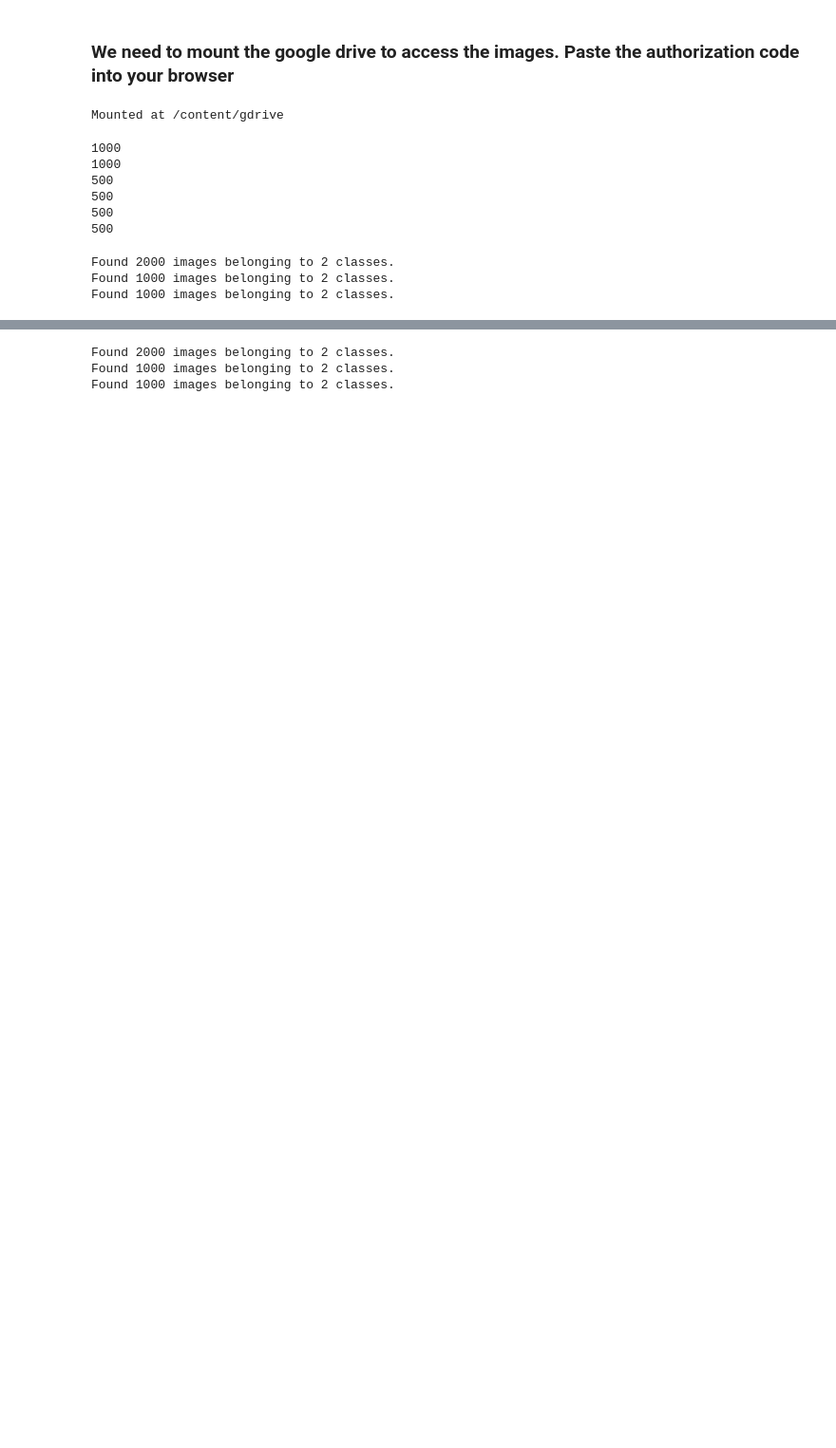
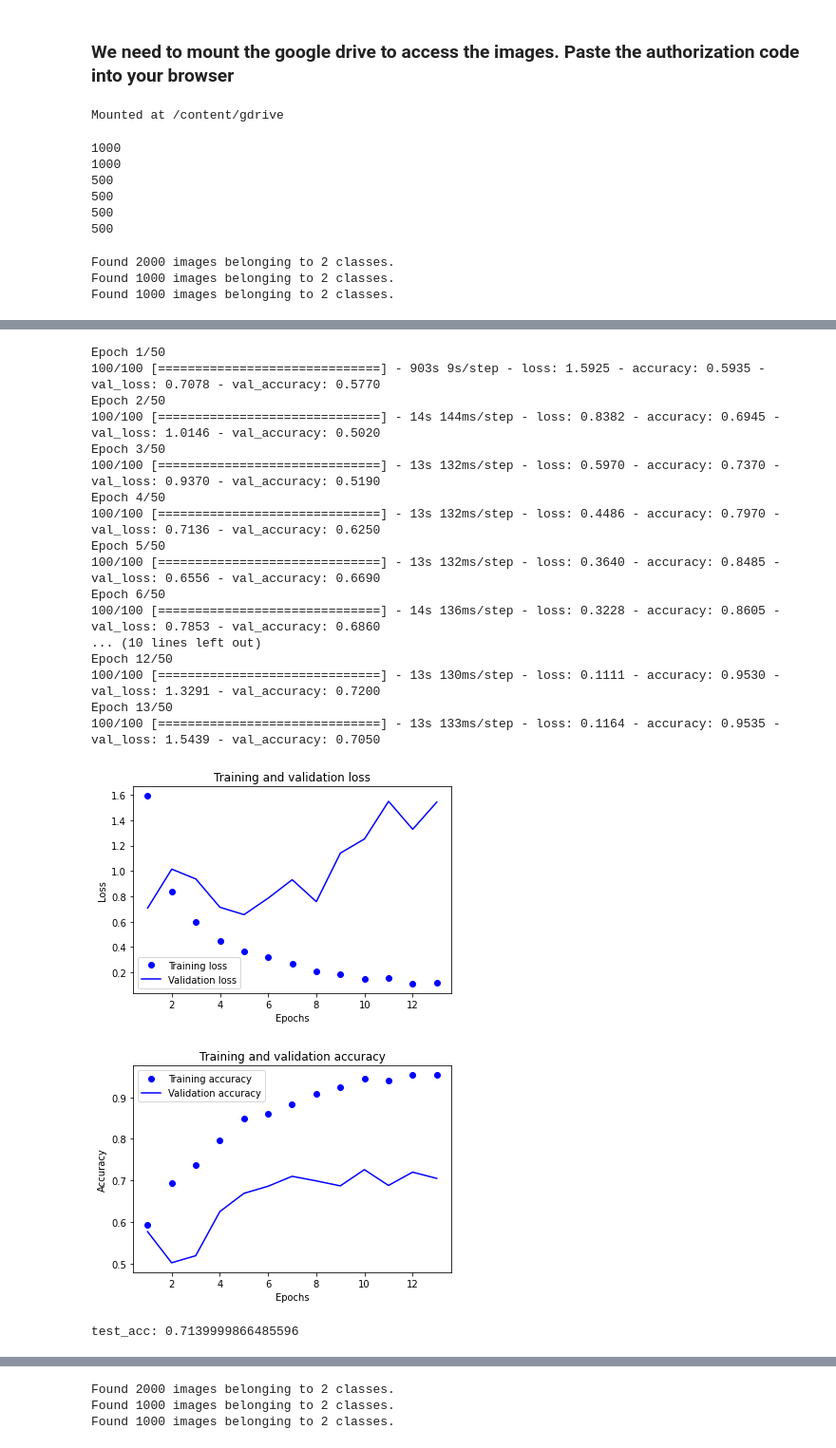
Before and after one commit to juszzz/MSDS-686, a Jupyter notebook: MSDS 686/Week_6/Cats_and_Dogs_Assignment_and_Walkthrough.ipynb, the cells around one changed output, grey strips where cells are left out. Shown at 95% size. Saved outputs shown, nothing was run; the diff lists cells and outputs as text; code cells hidden in the pictures; blank space fills up the shorter version.

```diff
--- a/MSDS 686/Week_6/Cats_and_Dogs_Assignment_and_Walkthrough.ipynb
+++ b/MSDS 686/Week_6/Cats_and_Dogs_Assignment_and_Walkthrough.ipynb
@@ -183 +149,43 @@ test_acc: 0.7139999997615815
+# %%
+model = Base_CNN()
+
+history = model.fit( # The image data must come from the image generator that takes the images from the correct dirrectory. https://keras.io/models/sequential/
+    train_generator, # Images are taken from the train_generator
+    steps_per_epoch=100, # The number of steps from the train_generator before one epoch if finished.
+                         # 100 steps * 20 batch size in train generator = 2000 training images per epoch. This way each traning image will be sampled once per epoch.
+    epochs=50, # Train data for 50 epochs
+    validation_data=validataion_generator, # Take data from the validataion generator
+    validation_steps=50, # 50 steps * 20 batch size in validation generator = 1000 validation images per epoch
+    verbose = 1,
+    callbacks=[EarlyStopping(monitor='val_accuracy', patience=3, restore_best_weights = True)]) # We will not use call backs to stop early.
+
+
+plot_history()
+
+test_loss, test_acc = model.evaluate_generator(test_generator, steps = 50) # Test images are in a dirrectory so they must flow from dirrectory.
+                                                                           # 50 steps * 20 batch size in test generator = 1000 test images per epoch
+print('test_acc:', test_acc)
+
+model.save('cats_and_dogs_small_1.h5')
+# %% [output]
+Epoch 1/50
+100/100 [==============================] - 903s 9s/step - loss: 1.5925 - accuracy: 0.5935 - val_loss: 0.7078 - val_accuracy: 0.5770
+Epoch 2/50
+100/100 [==============================] - 14s 144ms/step - loss: 0.8382 - accuracy: 0.6945 - val_loss: 1.0146 - val_accuracy: 0.5020
+Epoch 3/50
+100/100 [==============================] - 13s 132ms/step - loss: 0.5970 - accuracy: 0.7370 - val_loss: 0.9370 - val_accuracy: 0.5190
+Epoch 4/50
+100/100 [==============================] - 13s 132ms/step - loss: 0.4486 - accuracy: 0.7970 - val_loss: 0.7136 - val_accuracy: 0.6250
+Epoch 5/50
+100/100 [==============================] - 13s 132ms/step - loss: 0.3640 - accuracy: 0.8485 - val_loss: 0.6556 - val_accuracy: 0.6690
+Epoch 6/50
+100/100 [==============================] - 14s 136ms/step - loss: 0.3228 - accuracy: 0.8605 - val_loss: 0.7853 - val_accuracy: 0.6860
+... (10 lines left out)
+Epoch 12/50
+100/100 [==============================] - 13s 130ms/step - loss: 0.1111 - accuracy: 0.9530 - val_loss: 1.3291 - val_accuracy: 0.7200
+Epoch 13/50
+100/100 [==============================] - 13s 133ms/step - loss: 0.1164 - accuracy: 0.9535 - val_loss: 1.5439 - val_accuracy: 0.7050
+[figure, added]
+[figure, added]
+test_acc: 0.7139999866485596
 # %% [markdown]
```
Also changed, not shown: parts of 11 cells of this notebook.
